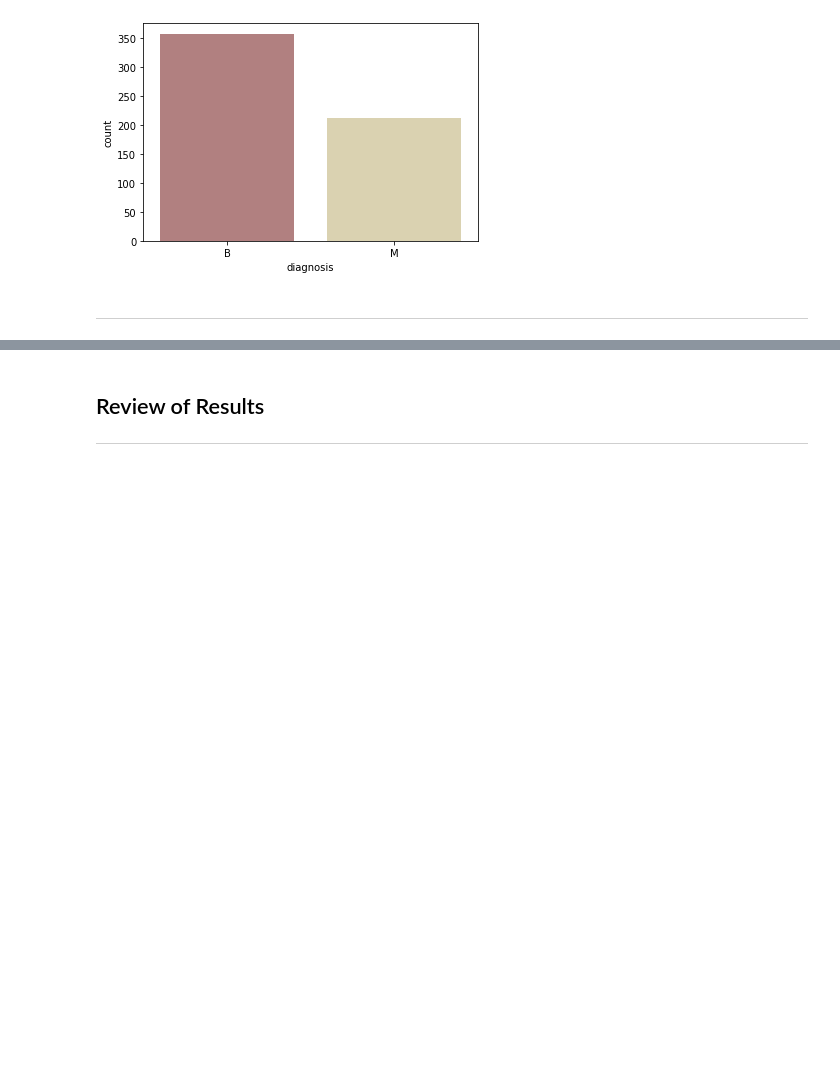
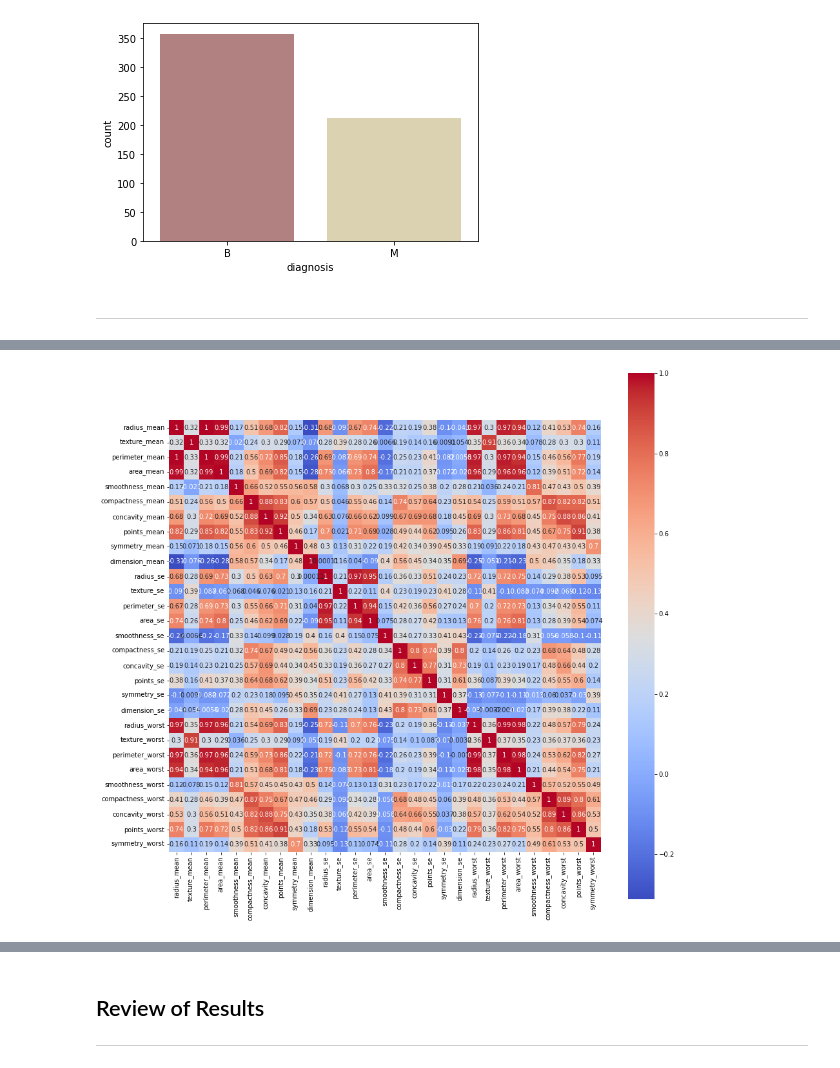
Before and after one commit to JTohall/PFDA_Project, a Jupyter notebook: Project.ipynb, the cells around one changed output, grey strips where cells are left out. Drawn from its saved outputs; the diff is of its cells as text; code cells hidden in the pictures; blank space fills up the shorter version.

```diff
--- a/Project.ipynb
+++ b/Project.ipynb
@@ -628,0 +643,16 @@ sns.countplot(db['diagnosis'], palette='pink')
+# %%
+# Could continue to plot grids for pairs of variables, however a heatmap will display each variable more efficently.
+
+# To understand which attribute is co-related with other, we need to understand the concept behind correlation among
+# attributes.To understand this better,this is where Heat Map comes into play.
+
+# The closer the correlation is to 1 the stronger the correlation,
+#The closer it is to 0 the weaker the correlation.
+
+features_mean= list(db.columns[0:30])
+
+plt.figure(figsize=(15,15))
+sns.heatmap(db[features_mean].corr(), annot=True, square=True, cmap='coolwarm')
+plt.show()
+# %% [output]
+[figure, added]
```
Also changed, not shown: parts of 23 cells of this notebook.
